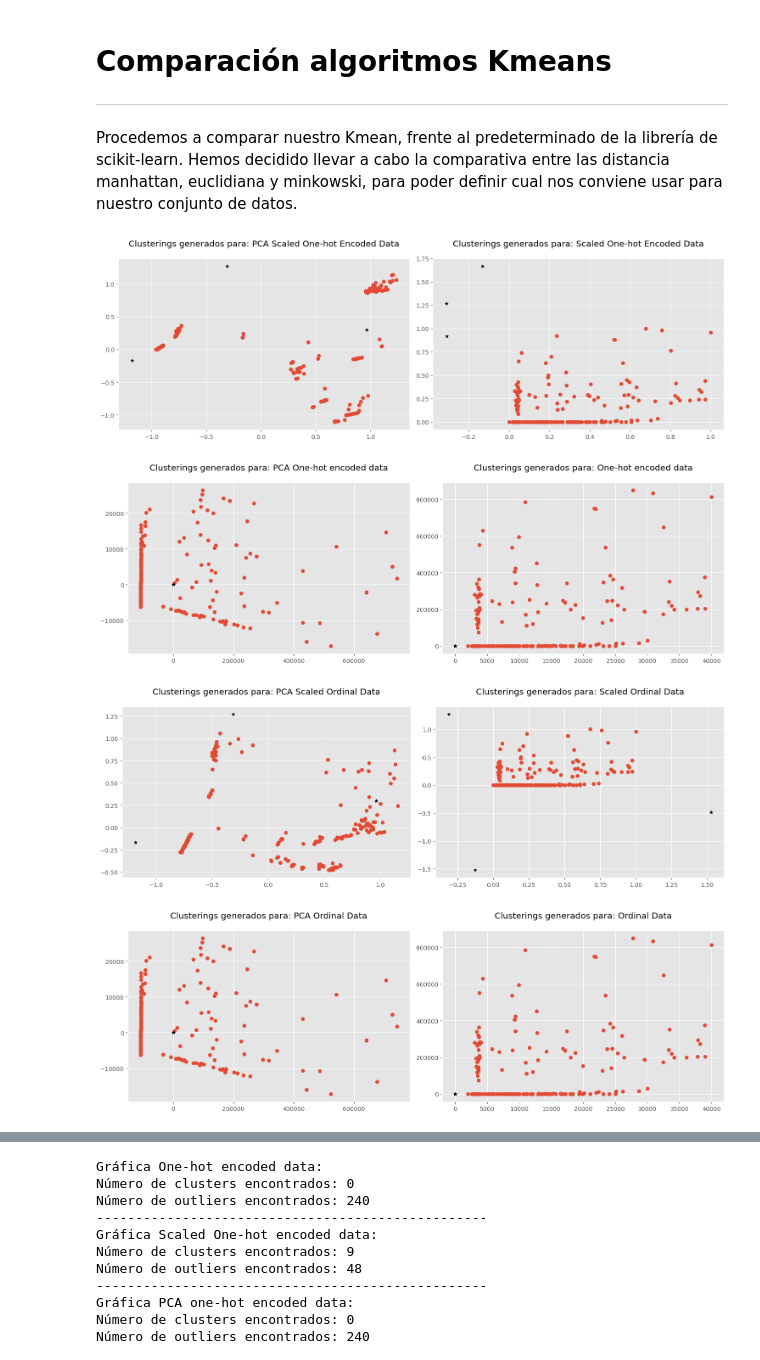
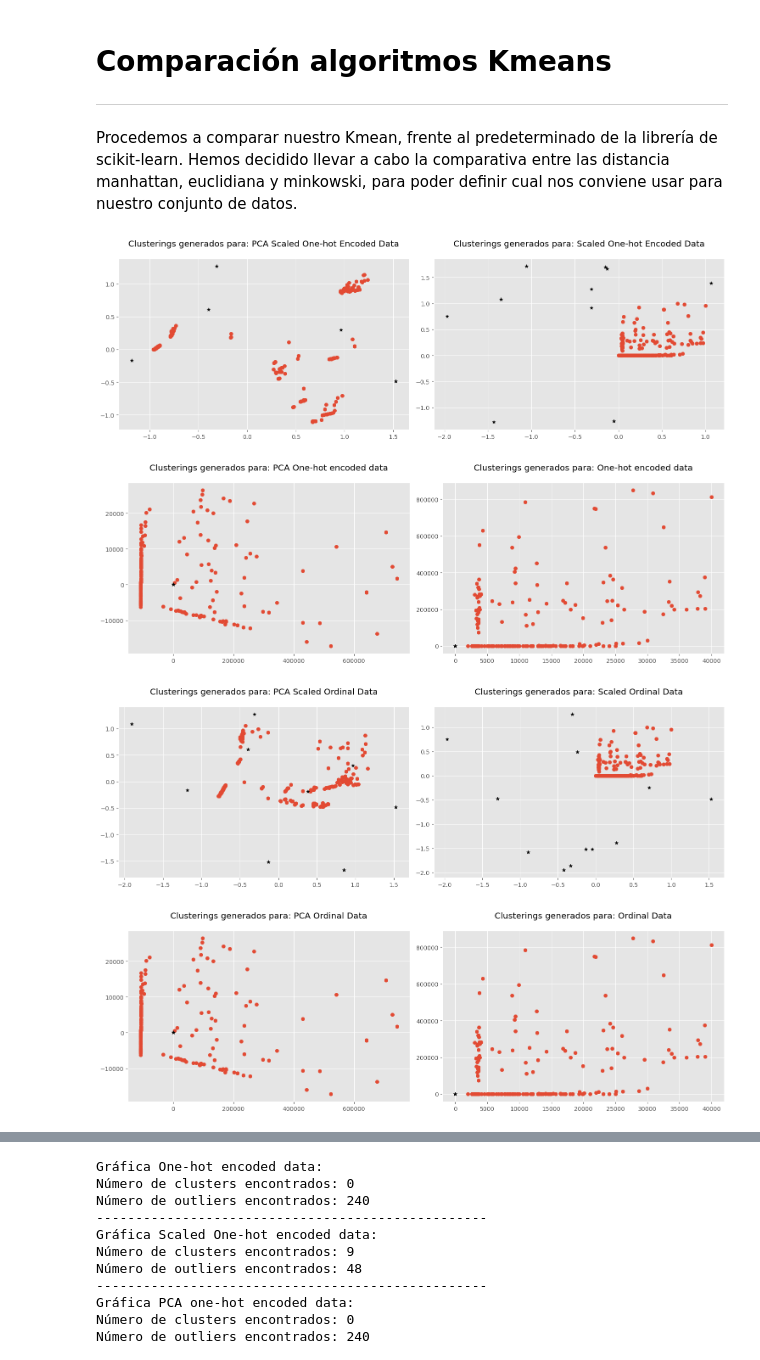
Before and after one commit to V1centeB/Aprendizaje_Automatico-P2-G1, a Jupyter notebook: model.ipynb, the cells around one changed output, grey strips where cells are left out. Cells and saved outputs as stored; diff of their text form; code cells hidden in the pictures.

```diff
--- a/model.ipynb
+++ b/model.ipynb
@@ -363,8 +353,6 @@ def plot_clusters(X, clusters, name):
     plt.title('Clusterings generados para: ' + name)
     plt.show()
 
-# Inicializamos los centroides para los clusters - Utilizamos el número de clusters que sacamos con el método elbow
-k = 3
 # Inicializamos un diccionario para cada distinto conjunto de datos
 clusters_onehot_scaled_pca = {}
 clusters_onehot_scaled = {}
@@ -375,47 +363,47 @@ clusters_ordinal_scaled = {}
 clusters_ordinal_pca = {}
 clusters_ordinal = {}
 
-# Creamos un dataset para todas las llamadas a las funciones
+# Creamos un dataset para todas las llamadas a las funciones - El número de clusters es el último elemento de un conjunto
 datasets = [
-    (X_pca_onehot_scaled, clusters_onehot_scaled_pca, "PCA Scaled One-hot Encoded Data"),
-    (X_onehot_scaled, clusters_onehot_scaled, "Scaled One-hot Encoded Data"),
-    (X_pca_onehot, clusters_onehot_pca, "PCA One-hot encoded data"),
-    (X_onehot, clusters_onehot, "One-hot encoded data"),
-    (X_pca_ordinal_scaled, clusters_ordinal_scaled_pca, "PCA Scaled Ordinal Data"),
-    (X_ordinal_scaled, clusters_ordinal_scaled, "Scaled Ordinal Data"),
-    (X_pca_ordinal, clusters_ordinal_pca, "PCA Ordinal Data"),
-    (X_ordinal, clusters_ordinal, "Ordinal Data")
+    (X_pca_onehot_scaled, clusters_onehot_scaled_pca, "PCA Scaled One-hot Encoded Data", 5),
+    (X_onehot_scaled, clusters_onehot_scaled, "Scaled One-hot Encoded Data", 10),
+    (X_pca_onehot, clusters_onehot_pca, "PCA One-hot encoded data", 3),
+    (X_onehot, clusters_onehot, "One-hot encoded data", 3),
+    (X_pca_ordinal_scaled, clusters_ordinal_scaled_pca, "PCA Scaled Ordinal Data", 9),
+    (X_ordinal_scaled, clusters_ordinal_scaled, "Scaled Ordinal Data", 12),
+    (X_pca_ordinal, clusters_ordinal_pca, "PCA Ordinal Data", 3),
+    (X_ordinal, clusters_ordinal, "Ordinal Data", 3)
 ]
 
 def plot_clusters(X1, X2, clusters1, clusters2, name1, name2):
     """Función que dibuja clusters"""
     fig, axs = plt.subplots(1, 2, figsize=(15, 5))
 
     axs[0].scatter(X1[:,0], X1[:,1])
     for i in clusters1:
         center = clusters1[i]['center']
         axs[0].scatter(center[0], center[1], marker='*', c='black')
     axs[0].set_title('Clusterings generados para: ' + name1, y=1.05)
 
     axs[1].scatter(X2[:,0], X2[:,1])
     for i in clusters2:
         center = clusters2[i]['center']
         axs[1].scatter(center[0], center[1], marker='*', c='black')
     axs[1].set_title('Clusterings generados para: ' + name2, y=1.05)
 
     plt.tight_layout()
     plt.show()
 
 # Inicializamos y dibujamos clusters
 for i in range(0, len(datasets), 2):
-    X1, clusters_dict1, name1 = datasets[i]
-    X2, clusters_dict2, name2 = datasets[i+1]
-    initialize_clusters(clusters_dict1, X1, k)
-    initialize_clusters(clusters_dict2, X2, k)
+    X1, clusters_dict1, name1, cluster_num1 = datasets[i]
+    X2, clusters_dict2, name2, cluster_num2 = datasets[i+1]
+    initialize_clusters(clusters_dict1, X1, cluster_num1)
+    initialize_clusters(clusters_dict2, X2, cluster_num2)
     plot_clusters(X1, X2, clusters_dict1, clusters_dict2, name1, name2)
 # %% [output]
-[figure, old version]
+[figure, new version]
 [figure]
-[figure, old version]
+[figure, new version]
 [figure]
 # %%
```
Also changed, not shown: parts of 17 cells of this notebook.
